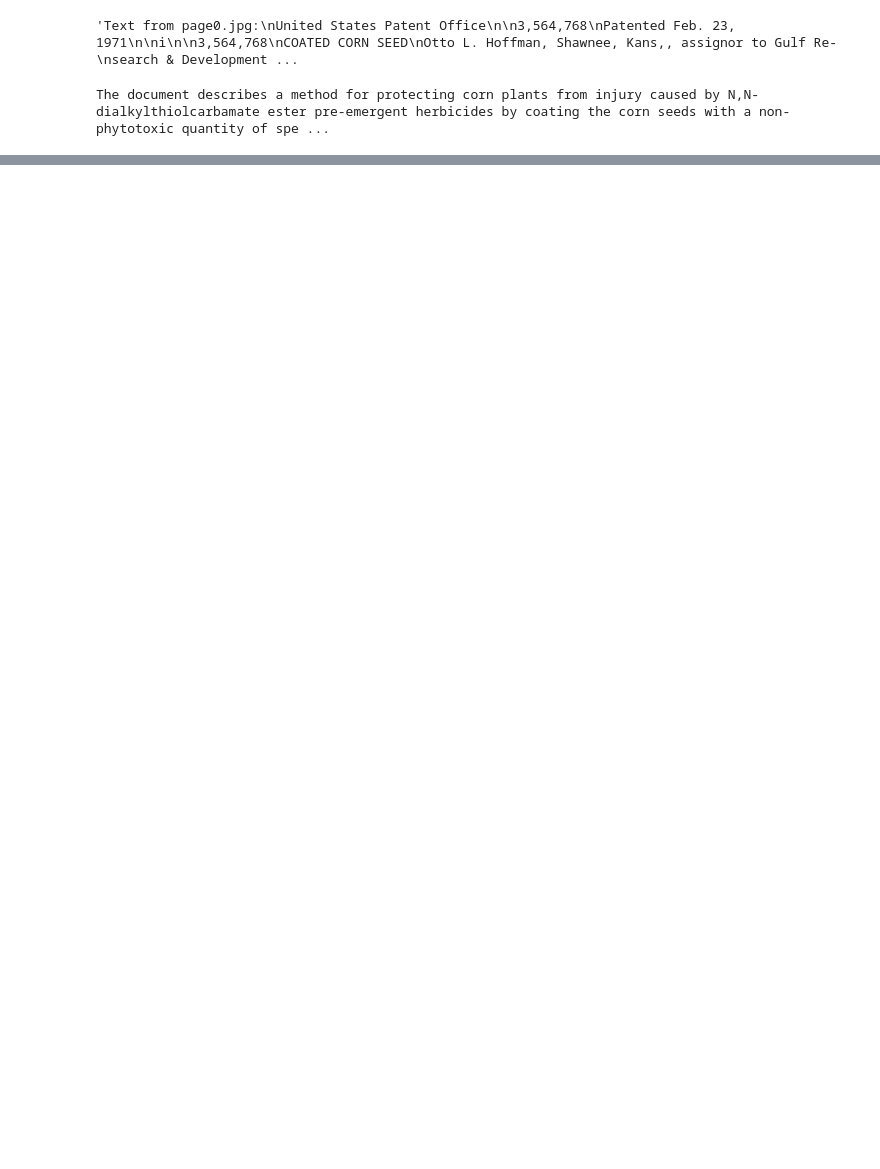
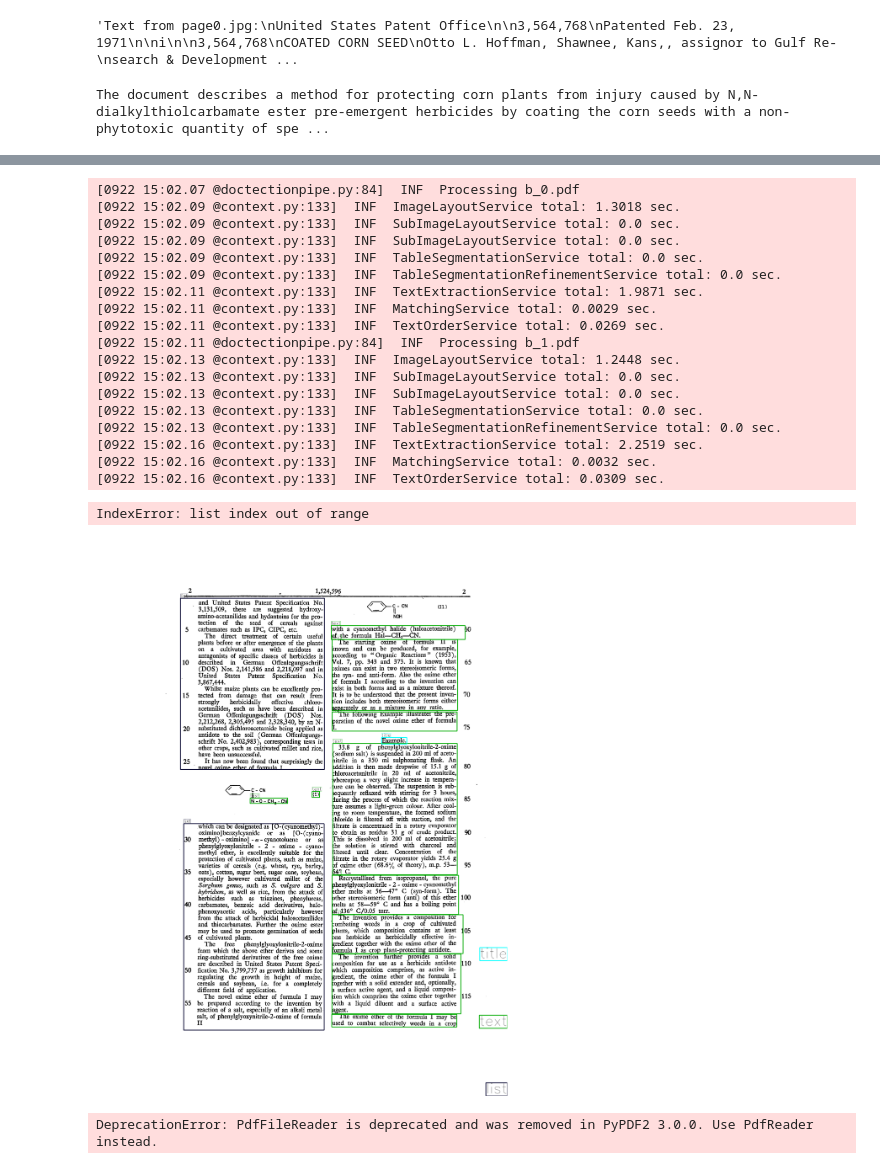
Before and after one commit to lds217/OCR, a Jupyter notebook: OCR.ipynb, the cells around one changed output, grey strips where cells are left out. Cells and saved outputs as stored; diff of their text form; code cells hidden in the pictures; blank space fills up the shorter version.

```diff
--- a/OCR.ipynb
+++ b/OCR.ipynb
@@ -106,0 +143,51 @@ The document describes a method for protecting corn plants from injury caused by
+# %%
+path ="data/b.pdf"
+df = analyzer.analyze(path=path)
+df.reset_state()
+doc=iter(df)
+page = next(doc)
+page = next(doc)
+image = page.viz()
+plt.figure(figsize = (25,17))
+plt.axis('off')
+plt.imshow(image)
+
+table = page.tables[0]
+HTML(table.html)
+# %% [output]
+[0922 15:02.07 @doctectionpipe.py:84]  INF  Processing b_0.pdf
+[0922 15:02.09 @context.py:133]  INF  ImageLayoutService total: 1.3018 sec.
+[0922 15:02.09 @context.py:133]  INF  SubImageLayoutService total: 0.0 sec.
+[0922 15:02.09 @context.py:133]  INF  SubImageLayoutService total: 0.0 sec.
+[0922 15:02.09 @context.py:133]  INF  TableSegmentationService total: 0.0 sec.
+[0922 15:02.09 @context.py:133]  INF  TableSegmentationRefinementService total: 0.0 sec.
+[0922 15:02.11 @context.py:133]  INF  TextExtractionService total: 1.9871 sec.
+[0922 15:02.11 @context.py:133]  INF  MatchingService total: 0.0029 sec.
+[0922 15:02.11 @context.py:133]  INF  TextOrderService total: 0.0269 sec.
+[0922 15:02.11 @doctectionpipe.py:84]  INF  Processing b_1.pdf
+[0922 15:02.13 @context.py:133]  INF  ImageLayoutService total: 1.2448 sec.
+[0922 15:02.13 @context.py:133]  INF  SubImageLayoutService total: 0.0 sec.
+[0922 15:02.13 @context.py:133]  INF  SubImageLayoutService total: 0.0 sec.
+[0922 15:02.13 @context.py:133]  INF  TableSegmentationService total: 0.0 sec.
+[0922 15:02.13 @context.py:133]  INF  TableSegmentationRefinementService total: 0.0 sec.
+[0922 15:02.16 @context.py:133]  INF  TextExtractionService total: 2.2519 sec.
+[0922 15:02.16 @context.py:133]  INF  MatchingService total: 0.0032 sec.
+[0922 15:02.16 @context.py:133]  INF  TextOrderService total: 0.0309 sec.
+IndexError: list index out of range
+[figure, added]
+# %%
+from PyPDF2 import PdfReader  # Use PdfReader instead of PdfFileReader
+import camelot
+
+# Open the PDF using PdfReader
+pdf_path = "data/c.pdf"
+reader = PdfReader(pdf_path)
+
+# Extract tables using Camelot
+tables = camelot.read_pdf(pdf_path, pages="all")
+
+# Process extracted tables
+for table in tables:
+    print(table.df)  # Print the dataframe of the extracted table
+# %% [output]
+DeprecationError: PdfFileReader is deprecated and was removed in PyPDF2 3.0.0. Use PdfReader instead.
```
Also changed, not shown: parts of 4 cells of this notebook, 7 other files.
